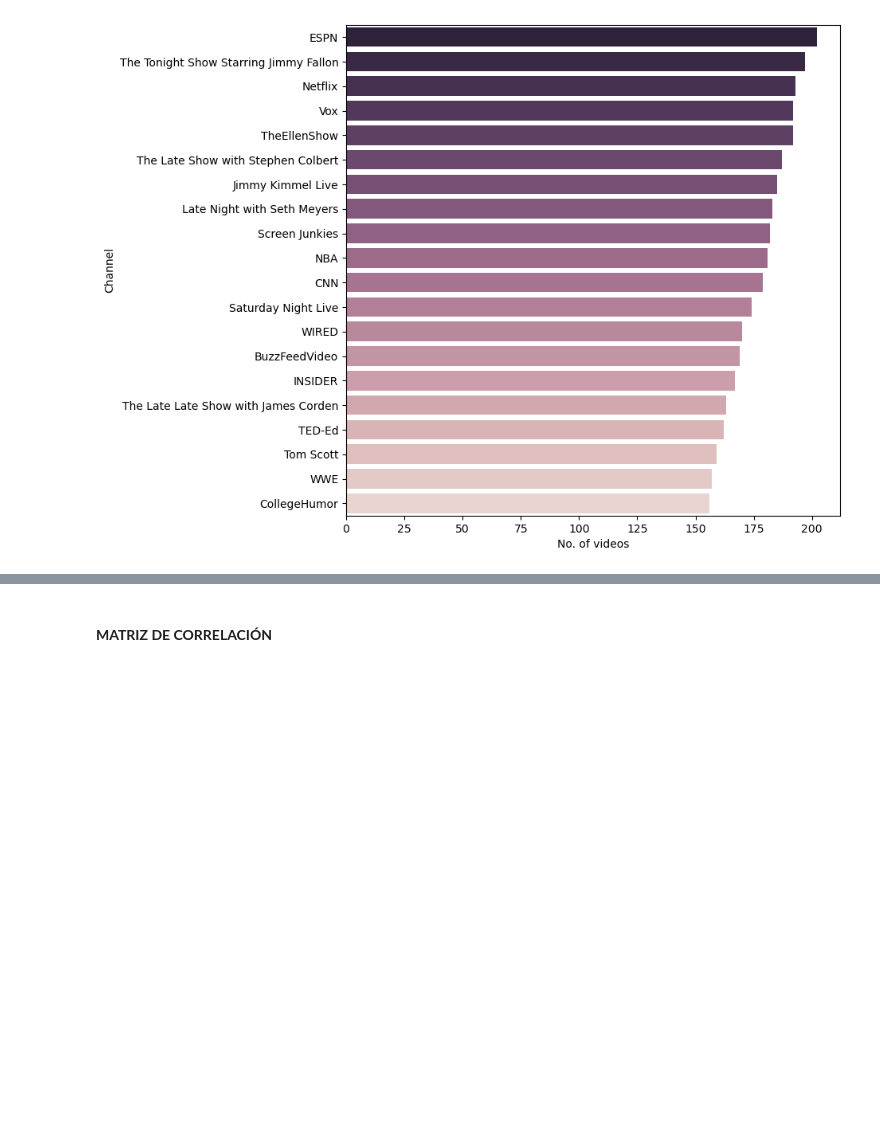
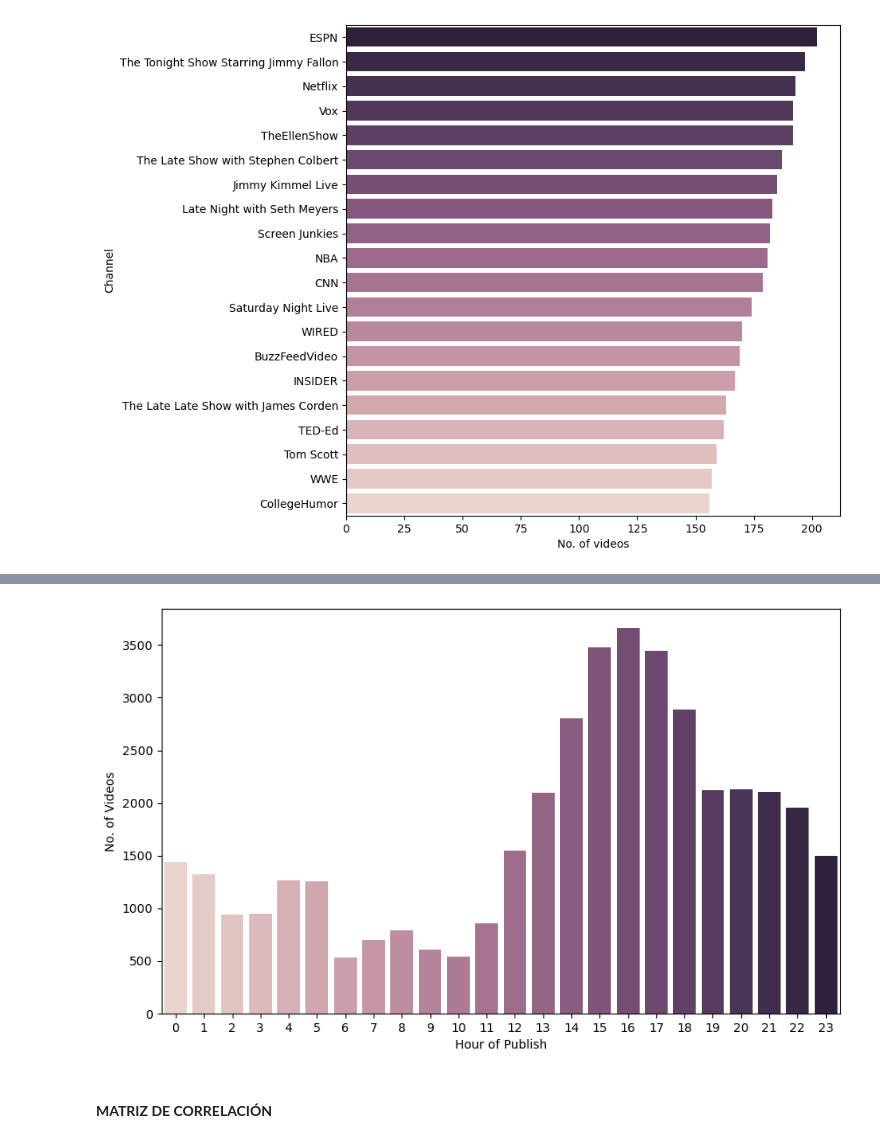
Before and after one commit to lauracamilaballesteros/proyecto-youtube, a Jupyter notebook: proyecto.ipynb, the cells around one changed output, grey strips where cells are left out. Saved outputs shown, nothing was run; the diff lists cells and outputs as text; code cells hidden in the pictures; blank space fills up the shorter version.

```diff
--- a/proyecto.ipynb
+++ b/proyecto.ipynb
@@ -495,3 +501,12 @@ df_clean
+# %%
+publish_per_hour = df_clean["hour_of_publish"].value_counts().to_frame().reset_index()\
+    .rename(columns={"index": "hour_of_publish", "hour_of_publish": "No_of_videos"})
+fig, ax = plt.subplots(figsize=(10, 6))
+_ = sns.barplot(x="hour_of_publish", y="No_of_videos", data=publish_per_hour,
+                palette=sns.cubehelix_palette(n_colors=24), ax=ax)
+_ = ax.set(xlabel="Hour of Publish", ylabel="No. of Videos")
+# %% [output]
+[figure, added]
 # %% [markdown]
 #### **MATRIZ DE CORRELACIÓN**
 # %%
```
Also changed, not shown: parts of 6 cells of this notebook.
